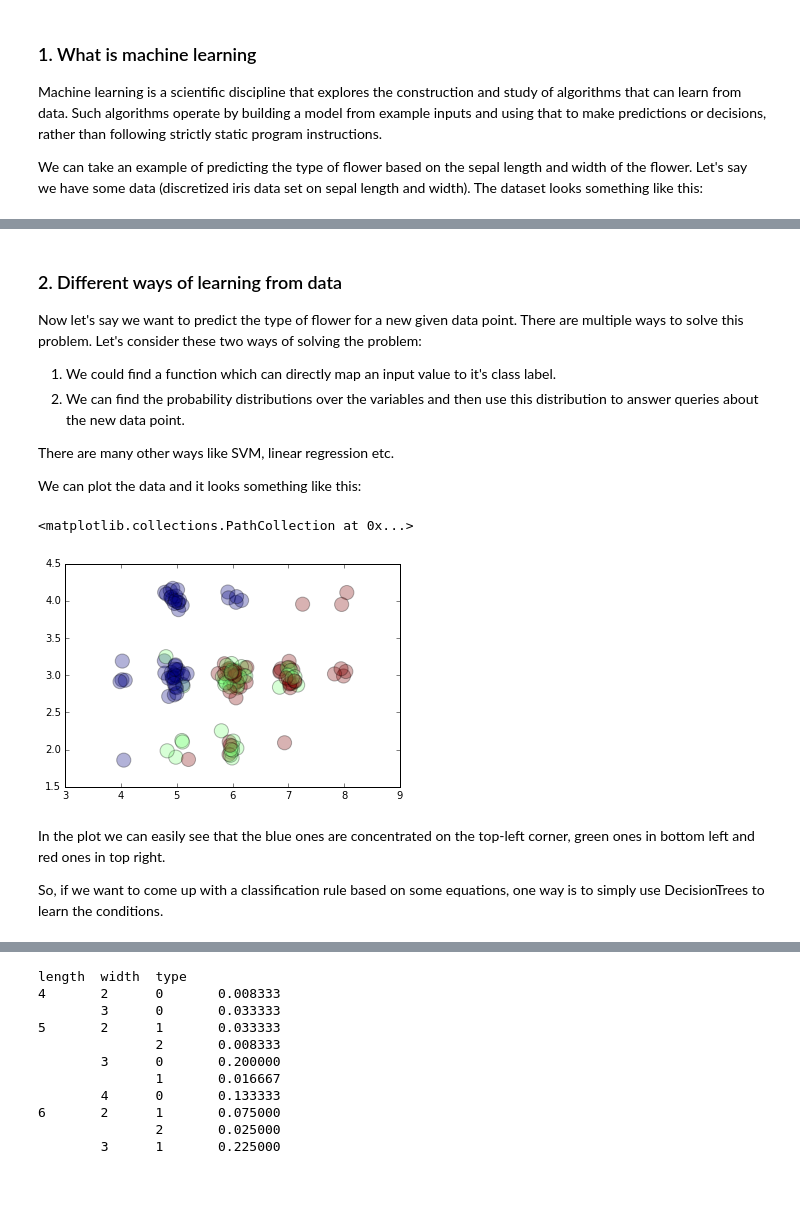
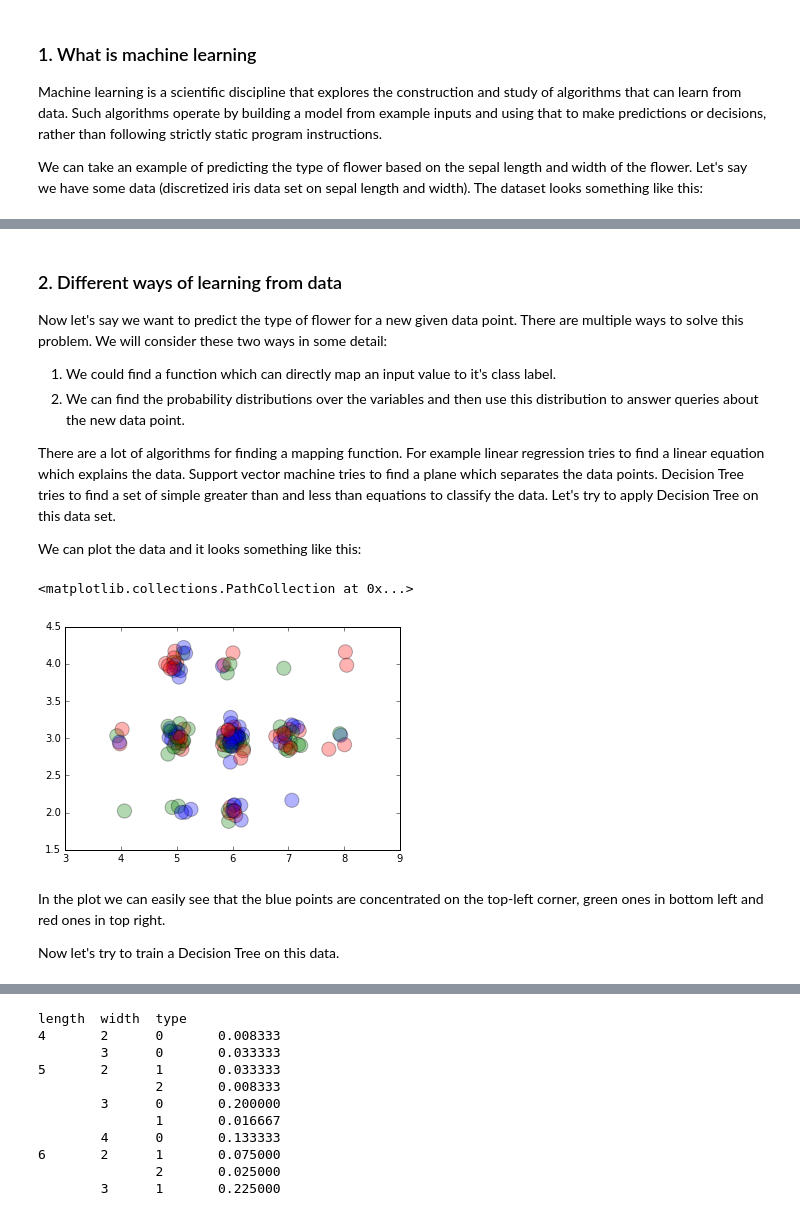
Before and after one commit to pgmpy/pgmpy_notebook, a Jupyter notebook: notebooks/1. Introduction to Probabilistic Graphical Models.ipynb, the cells around one changed output, grey strips where cells are left out. Drawn from its saved outputs; the diff is of its cells as text; code cells hidden in the pictures; blank space fills up the shorter version.

```diff
--- a/notebooks/1. Introduction to Probabilistic Graphical Models.ipynb
+++ b/notebooks/1. Introduction to Probabilistic Graphical Models.ipynb
@@ -37,29 +37,29 @@ data
 # %% [markdown]
 ### 2. Different ways of learning from data
 
-Now let's say we want to predict the type of flower for a new given data point. There are multiple ways to solve this problem. Let's consider these two ways of solving the problem:
+Now let's say we want to predict the type of flower for a new given data point. There are multiple ways to solve this problem. We will consider these two ways in some detail:
 
 1. We could find a function which can directly map an input value to it's class label.
 2. We can find the probability distributions over the variables and then use this distribution to answer queries about the new data point.
 
-There are many other ways like SVM, linear regression etc.
+There are a lot of algorithms for finding a mapping function. For example linear regression tries to find a linear equation which explains the data. Support vector machine tries to find a plane which separates the data points. Decision Tree tries to find a set of simple greater than and less than equations to classify the data. Let's try to apply Decision Tree on this data set.
 
 We can plot the data and it looks something like this:
 # %%
 %matplotlib inline
 import matplotlib.pyplot as plt
 import numpy as np
 
 # Adding a little bit of noise so that it's easier to visualize
 data_with_noise = data.iloc[:, :2] + np.random.normal(loc=0, scale=0.1, size=(150, 2))
-plt.scatter(data_with_noise.length, data_with_noise.width, c=data.type, s=200, alpha=0.3)
+plt.scatter(data_with_noise.length, data_with_noise.width, c=['b', 'g', 'r'], s=200, alpha=0.3)
 # %% [output]
 <matplotlib.collections.PathCollection at 0x...>
-[figure, old version]
+[figure, new version]
 # %% [markdown]
-In the plot we can easily see that the blue ones are concentrated on the top-left corner, green ones in bottom left and red ones in top right.
+In the plot we can easily see that the blue points are concentrated on the top-left corner, green ones in bottom left and red ones in top right.
 
-So, if we want to come up with a classification rule based on some equations, one way is to simply use DecisionTrees to learn the conditions.
+Now let's try to train a Decision Tree on this data.
 # %%
 from sklearn.tree import DecisionTreeClassifier
 from sklearn.cross_validation import train_test_split
```
Also changed, not shown: parts of 9 cells of this notebook.
